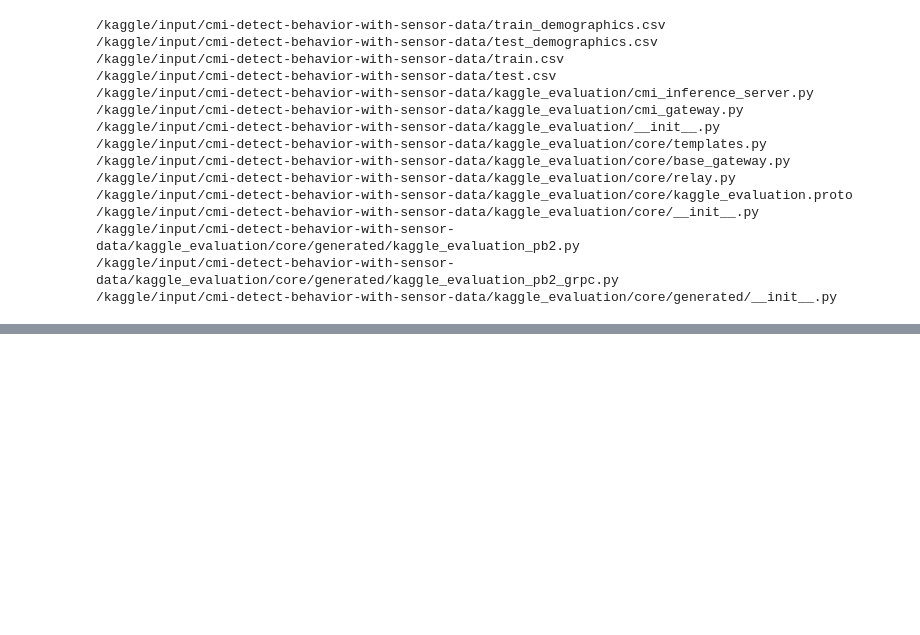
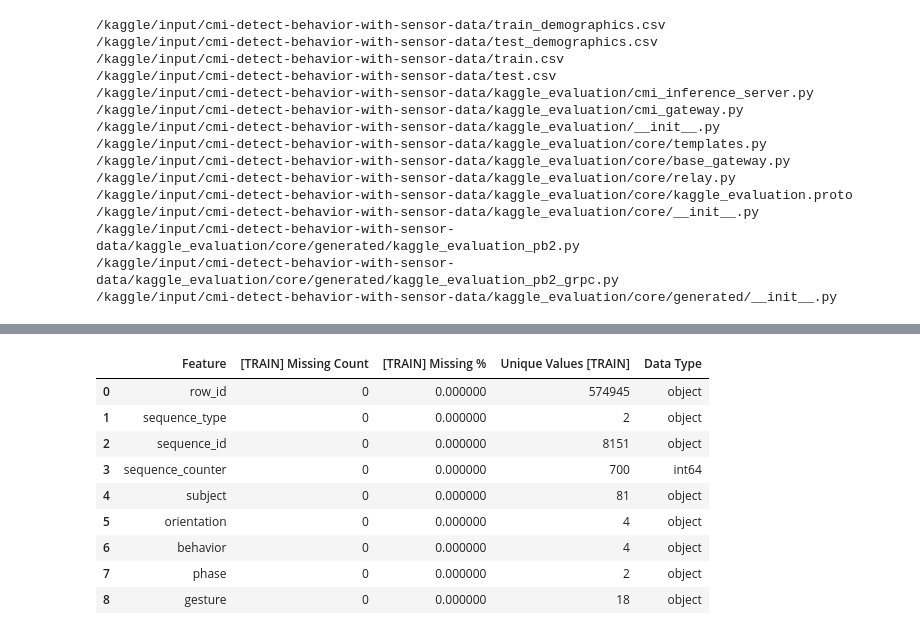
Before and after one commit to mhs170/CMI-Detect-Behavior-with-Sensor-Data, a Jupyter notebook: cmi-submission.ipynb, the cells around one changed output, grey strips where cells are left out. Saved outputs shown, nothing was run; the diff lists cells and outputs as text; code cells hidden in the pictures; blank space fills up the shorter version.

```diff
--- a/cmi-submission.ipynb
+++ b/cmi-submission.ipynb
@@ -36,0 +152,39 @@ df = pd.read_csv("/kaggle/input/cmi-detect-behavior-with-sensor-data/train_demog
+# %%
+sensor_cols = [col for col in train_df.columns if not col.startswith(excluded_prefixes)]
+
+# Sensor Data Summary for TRAIN
+missing_sensor_train = pd.DataFrame({
+    'Feature': sensor_cols,
+    '[TRAIN] Missing Count': train_df[sensor_cols].isnull().sum().values,
+    '[TRAIN] Missing %': (train_df[sensor_cols].isnull().sum().values / len(train_df)) * 100
+})
+
+unique_sensor_train = pd.DataFrame({
+    'Feature': sensor_cols,
+    'Unique Values [TRAIN]': train_df[sensor_cols].nunique().values
+})
+
+dtypes_sensor = pd.DataFrame({
+    'Feature': sensor_cols,
+    'Data Type': train_df[sensor_cols].dtypes.values
+})
+
+# Merge all summaries (NO test set)
+sensor_summary = missing_sensor_train \
+    .merge(unique_sensor_train, on='Feature', how='left') \
+    .merge(dtypes_sensor, on='Feature', how='left')
+
+# Display styled DataFrame (mask NaNs just for styling)
+styled_df = sensor_summary.fillna(0)
+styled_df.style.background_gradient(cmap='viridis')
+# %% [output]
+|  | Feature | [TRAIN] Missing Count | [TRAIN] Missing % | Unique Values [TRAIN] | Data Type |
+| 0 | row_id | 0 | 0.000000 | 574945 | object |
+| 1 | sequence_type | 0 | 0.000000 | 2 | object |
+| 2 | sequence_id | 0 | 0.000000 | 8151 | object |
+| 3 | sequence_counter | 0 | 0.000000 | 700 | int64 |
+| 4 | subject | 0 | 0.000000 | 81 | object |
+| 5 | orientation | 0 | 0.000000 | 4 | object |
+| 6 | behavior | 0 | 0.000000 | 4 | object |
+| 7 | phase | 0 | 0.000000 | 2 | object |
+| 8 | gesture | 0 | 0.000000 | 18 | object |
```
Also changed, not shown: parts of 12 cells of this notebook.
